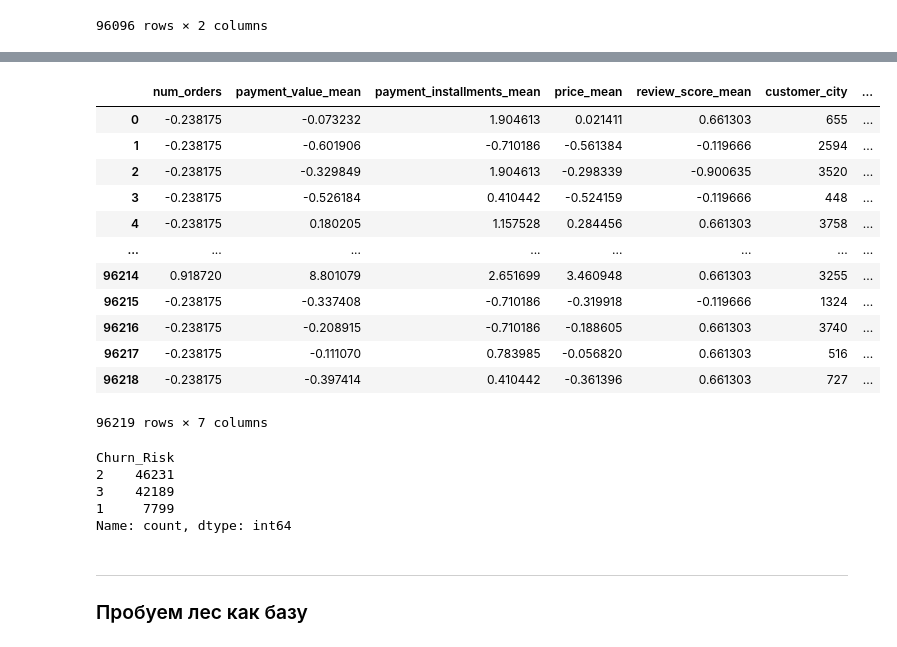
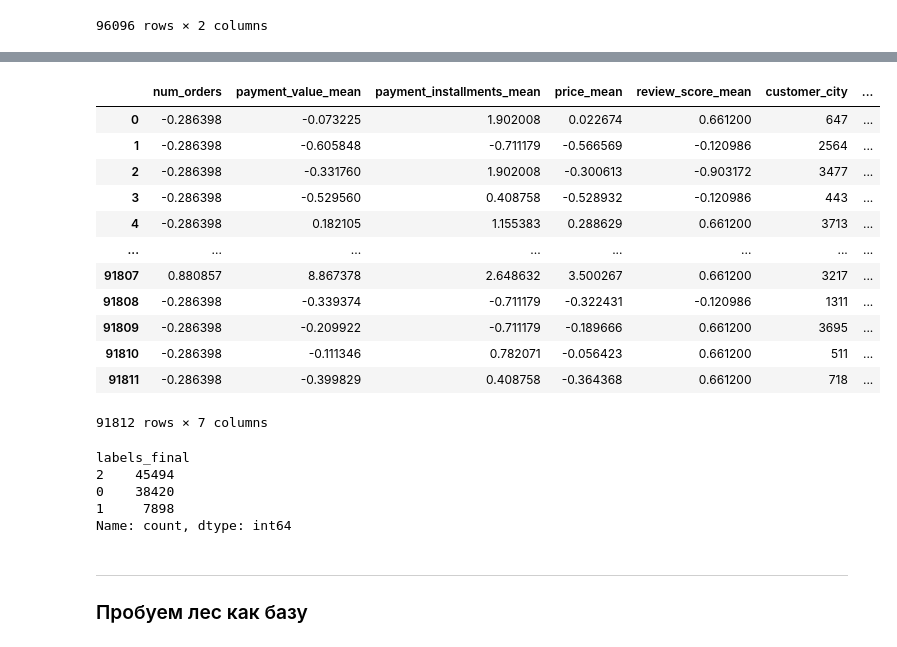
Before and after one commit to alexkondrashov7/-hackathon_2025_mipt, a Jupyter notebook: research/classificator.ipynb, the cells around one changed output, grey strips where cells are left out. Drawn from its saved outputs; the diff is of its cells as text; code cells hidden in the pictures.

```diff
--- a/research/classificator.ipynb
+++ b/research/classificator.ipynb
@@ -69,6 +69,6 @@ def main_pipeline():
 # %%
 data = main_pipeline()
 # %%
-labels = pd.read_csv("./labels/rfm.csv")
+labels = pd.read_csv("./labels/combo_clust.csv")
 labels.head()
 # %% [output]
@@ -81,4 +81,4 @@ labels.head()
 # %%
-labels = labels[["customer_unique_id", "Churn_Risk"]]
+labels = labels[["customer_unique_id", "labels_final"]]
 labels.head()
 # %% [output]
@@ -196,45 +196,45 @@ clients_data_labeled.head()
 # %%
 # Кодируем и центрируем что нужно
 label_encoder_city = LabelEncoder()
 label_encoder_cat = LabelEncoder()
 scaler = StandardScaler()
 
 num_columns = ["num_orders", "payment_value_mean", "payment_installments_mean",
                "price_mean", "review_score_mean"]
 cat_columns = ["customer_city", "most_frequent_product_category"]
 
 
 # Разделение на X и y
 X = clients_data_labeled[num_columns + cat_columns]
-y = clients_data_labeled["Churn_Risk"]
+y = clients_data_labeled["labels_final"]
 
 X_scaled = scaler.fit_transform(X[num_columns])
 X_city = label_encoder_city.fit_transform(X["customer_city"])
 X_category = label_encoder_cat.fit_transform(
     X["most_frequent_product_category"])
 
 X_joined = pd.concat([pd.DataFrame(X_scaled, columns=num_columns), pd.DataFrame(
     X_city, columns=["customer_city"]), pd.DataFrame(X_category, columns=["most_frequent_product_category"])], axis=1)
 X_joined
 # %% [output]
 |  | num_orders | payment_value_mean | payment_installments_mean | price_mean | review_score_mean | customer_city | ... |
-| 0 | -0.238175 | -0.073232 | 1.904613 | 0.021411 | 0.661303 | 655 | ... |
-| 1 | -0.238175 | -0.601906 | -0.710186 | -0.561384 | -0.119666 | 2594 | ... |
-| 2 | -0.238175 | -0.329849 | 1.904613 | -0.298339 | -0.900635 | 3520 | ... |
-| 3 | -0.238175 | -0.526184 | 0.410442 | -0.524159 | -0.119666 | 448 | ... |
-| 4 | -0.238175 | 0.180205 | 1.157528 | 0.284456 | 0.661303 | 3758 | ... |
+| 0 | -0.286398 | -0.073225 | 1.902008 | 0.022674 | 0.661200 | 647 | ... |
+| 1 | -0.286398 | -0.605848 | -0.711179 | -0.566569 | -0.120986 | 2564 | ... |
+| 2 | -0.286398 | -0.331760 | 1.902008 | -0.300613 | -0.903172 | 3477 | ... |
+| 3 | -0.286398 | -0.529560 | 0.408758 | -0.528932 | -0.120986 | 443 | ... |
+| 4 | -0.286398 | 0.182105 | 1.155383 | 0.288629 | 0.661200 | 3713 | ... |
 | ... | ... | ... | ... | ... | ... | ... | ... |
-| 96214 | 0.918720 | 8.801079 | 2.651699 | 3.460948 | 0.661303 | 3255 | ... |
-| 96215 | -0.238175 | -0.337408 | -0.710186 | -0.319918 | -0.119666 | 1324 | ... |
-| 96216 | -0.238175 | -0.208915 | -0.710186 | -0.188605 | 0.661303 | 3740 | ... |
-| 96217 | -0.238175 | -0.111070 | 0.783985 | -0.056820 | 0.661303 | 516 | ... |
-| 96218 | -0.238175 | -0.397414 | 0.410442 | -0.361396 | 0.661303 | 727 | ... |
+| 91807 | 0.880857 | 8.867378 | 2.648632 | 3.500267 | 0.661200 | 3217 | ... |
+| 91808 | -0.286398 | -0.339374 | -0.711179 | -0.322431 | -0.120986 | 1311 | ... |
+| 91809 | -0.286398 | -0.209922 | -0.711179 | -0.189666 | 0.661200 | 3695 | ... |
+| 91810 | -0.286398 | -0.111346 | 0.782071 | -0.056423 | 0.661200 | 511 | ... |
+| 91811 | -0.286398 | -0.399829 | 0.408758 | -0.364368 | 0.661200 | 718 | ... |
-96219 rows × 7 columns
+91812 rows × 7 columns
 # %%
 y.value_counts()
 # %% [output]
-Churn_Risk
-2    46231
-3    42189
-1     7799
+labels_final
+2    45494
+0    38420
+1     7898
 Name: count, dtype: int64
```
Also changed, not shown: parts of 12 cells of this notebook.
